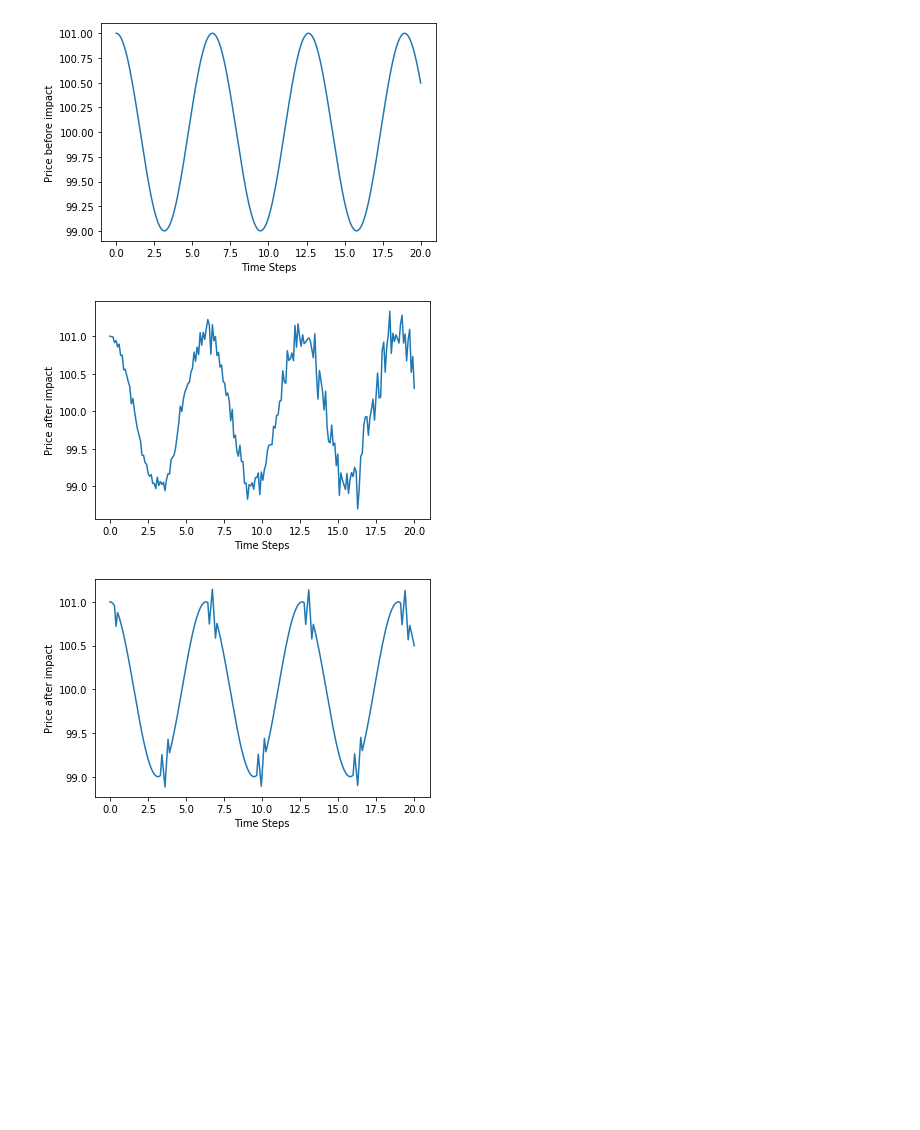
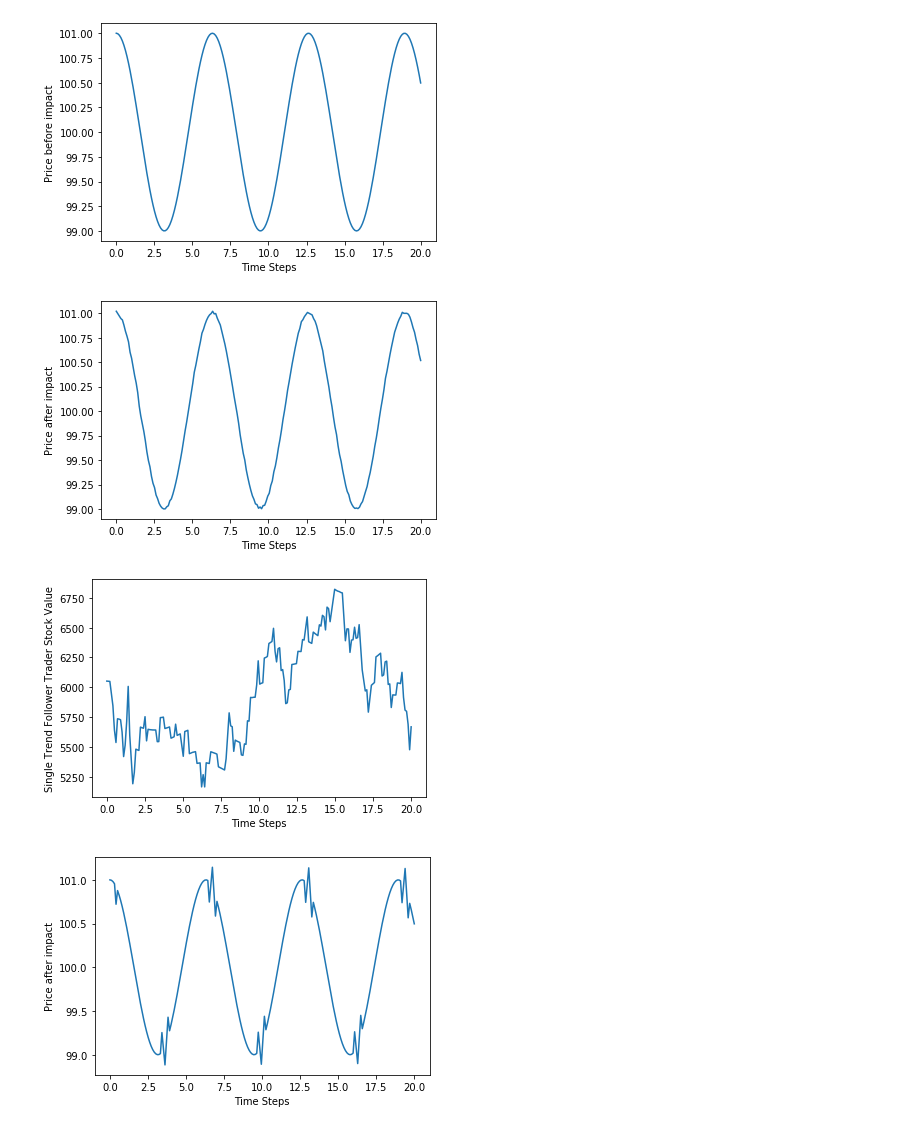
Before and after one commit to khanhnguyen15/Market-Simulation, a Jupyter notebook: Market-Simulation.ipynb, the cells around one changed output. Saved outputs shown, nothing was run; the diff lists cells and outputs as text; code cells hidden in the pictures; blank space fills up the shorter version.

Commit message:
Q_trader and various test on average price

```diff
--- a/Market-Simulation.ipynb
+++ b/Market-Simulation.ipynb
@@ -125,9 +144,10 @@ S0 = 100
 # initialize securities number and price for each step
 X = [X0] * N
 cash = [cash0] * N
-S_init = S0 + np.cos(np.arange(0, T, dt))
+S_flat = [S0] * N
+S_cos = S0 + np.cos(np.arange(0, T, dt))
 
-plt.plot(t, S_init)
+plt.plot(t, S_cos)
 plt.xlabel('Time Steps')
 plt.ylabel('Price before random volativity')
 plt.show()
@@ -144,9 +164,9 @@ def volativity_factor(volativity, xi):
 
 volativity = 0
 
-S = [S_init[i] + volativity_factor(volativity, xi[i]) for i in range(N)]
+S_cos = [S_cos[i] + volativity_factor(volativity, xi[i]) for i in range(N)]
 
-plt.plot(t, S)
+plt.plot(t, S_cos)
 plt.xlabel('Time Steps')
 plt.ylabel('Price before impact')
 plt.show()
@@ -165,8 +185,8 @@ epsilon = 0.1
 eta = 0.1
 # %%
 class TestCase:
-    def __init__(self):
-        self.S = S.copy()
+    def __init__(self, S_original):
+        self.S = S_original.copy()
         self.n = np.zeros(np.shape(X))
         self.traders = []
 
@@ -208,11 +228,19 @@ class TestCase:
         plt.show()
 # %%
 # test random trader
-test = TestCase()
+test = TestCase(S_cos)
 test.add_trader(1, RandomTrader)
 test.update_price()
 test.plot_price()
+
+trader = test.get_trader(0)
+value = trader.get_value(test.get_price())
+plt.plot(t, value)
+plt.xlabel('Time Steps')
+plt.ylabel('Single Trend Follower Trader Stock Value')
+plt.show()
 # %% [output]
-[figure, old version]
+[figure, new version]
+[figure, added]
 # %%
 # robust test 1
```
Also changed, not shown: parts of 21 cells of this notebook, 1 other file.
